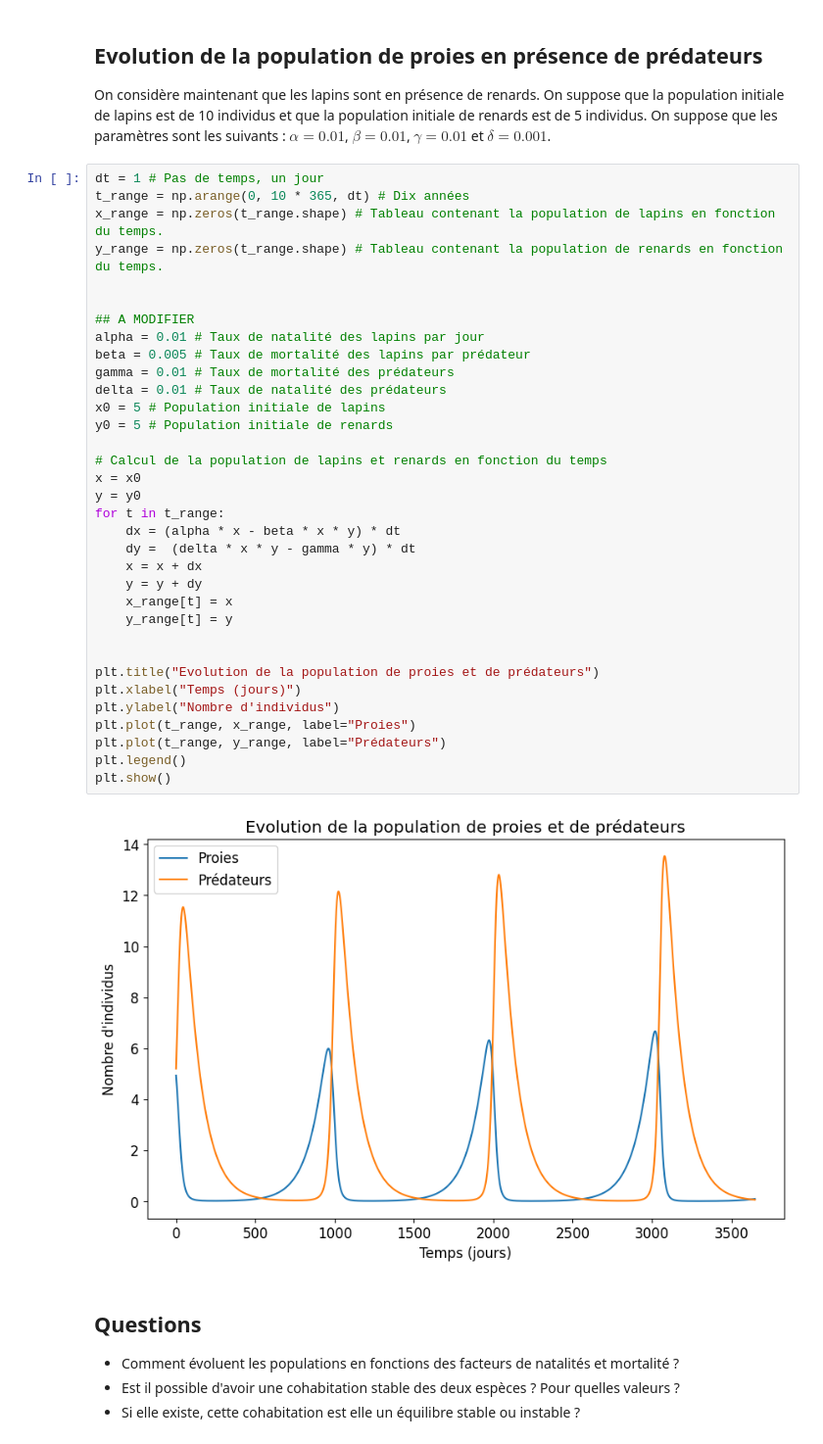
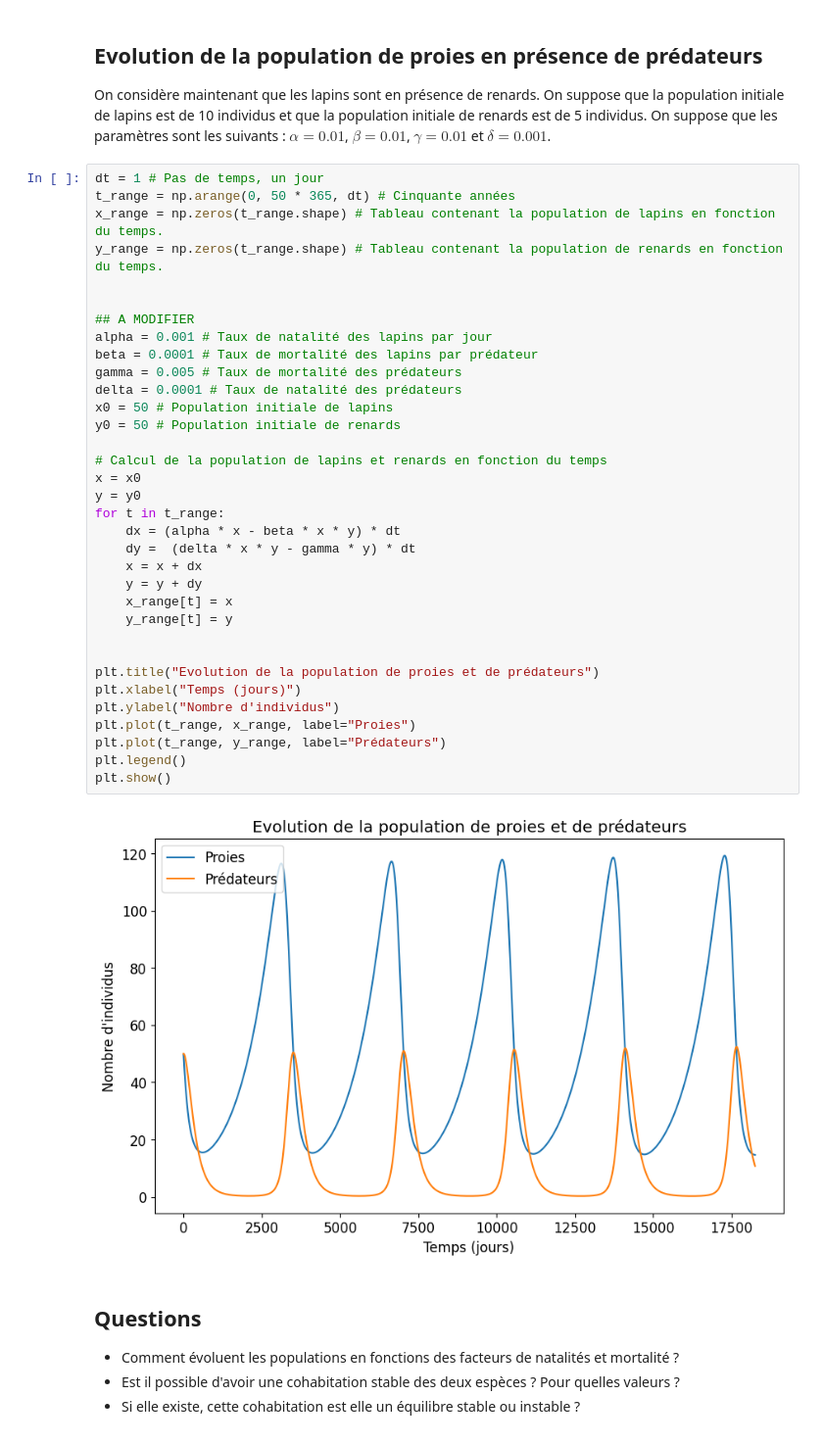
Before and after one commit to YannSc/applied_maths_summer_2024, a Jupyter notebook: predation_lotka_volterra.ipynb, the cells around one changed output. Shown: that part at 98% size. Drawn from its saved outputs; the diff is of its cells as text.

```diff
--- a/predation_lotka_volterra.ipynb
+++ b/predation_lotka_volterra.ipynb
@@ -60,40 +60,40 @@ On peut voir que la population de lapins augmente exponentiellement en l'absence
 On considère maintenant que les lapins sont en présence de renards. On suppose que la population initiale de lapins est de 10 individus et que la population initiale de renards est de 5 individus. On suppose que les paramètres sont les suivants : $\alpha = 0.01$, $\beta = 0.01$, $\gamma = 0.01$ et $\delta = 0.001$.
 # %%
 dt = 1 # Pas de temps, un jour
-t_range = np.arange(0, 10 * 365, dt) # Dix années
+t_range = np.arange(0, 50 * 365, dt) # Cinquante années
 x_range = np.zeros(t_range.shape) # Tableau contenant la population de lapins en fonction du temps.
 y_range = np.zeros(t_range.shape) # Tableau contenant la population de renards en fonction du temps.
 
 
 ## A MODIFIER
-alpha = 0.01 # Taux de natalité des lapins par jour
-beta = 0.005 # Taux de mortalité des lapins par prédateur
-gamma = 0.01 # Taux de mortalité des prédateurs
-delta = 0.01 # Taux de natalité des prédateurs
-x0 = 5 # Population initiale de lapins
-y0 = 5 # Population initiale de renards
+alpha = 0.001 # Taux de natalité des lapins par jour
+beta = 0.0001 # Taux de mortalité des lapins par prédateur
+gamma = 0.005 # Taux de mortalité des prédateurs
+delta = 0.0001 # Taux de natalité des prédateurs
+x0 = 50 # Population initiale de lapins
+y0 = 50 # Population initiale de renards
 
 # Calcul de la population de lapins et renards en fonction du temps
 x = x0
 y = y0
 for t in t_range:
     dx = (alpha * x - beta * x * y) * dt
     dy =  (delta * x * y - gamma * y) * dt
     x = x + dx
     y = y + dy
     x_range[t] = x
     y_range[t] = y
 
 
 plt.title("Evolution de la population de proies et de prédateurs")
 plt.xlabel("Temps (jours)")
 plt.ylabel("Nombre d'individus")
 plt.plot(t_range, x_range, label="Proies")
 plt.plot(t_range, y_range, label="Prédateurs")
 plt.legend()
 plt.show()
 # %% [output]
-[figure, old version]
+[figure, new version]
 # %% [markdown]
 ## Questions
 - Comment évoluent les populations en fonctions des facteurs de natalités et mortalité ?
```
Also changed, not shown: parts of 2 cells of this notebook.
